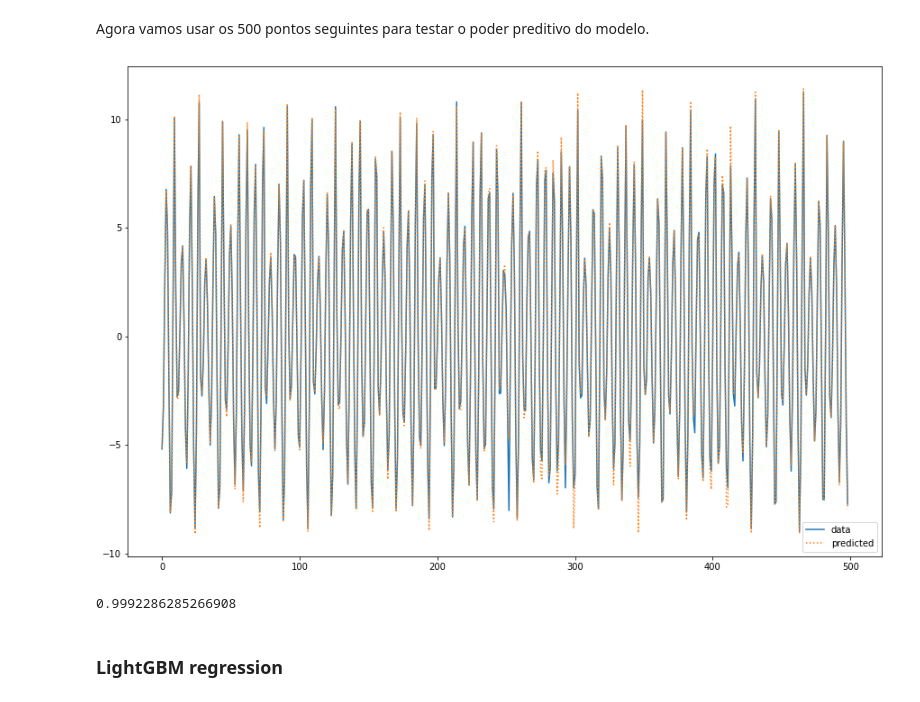
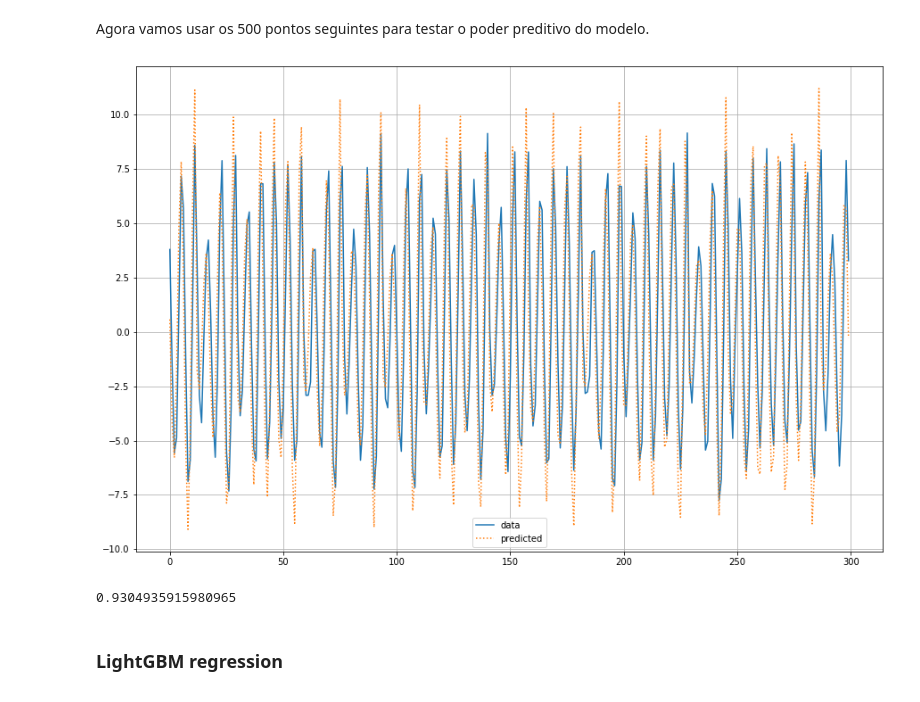
Before and after one commit to fccoelho/sistemas_dinamicos_aplicados, a Jupyter notebook: Sage/Nonlinear Timeseries Analysis.ipynb, the cells around one changed output. Cells and saved outputs as stored; diff of their text form; code cells hidden in the pictures.

Commit message:
Ajustei os modelos preditivos

```diff
--- a/Sage/Nonlinear Timeseries Analysis.ipynb
+++ b/Sage/Nonlinear Timeseries Analysis.ipynb
@@ -159,20 +159,21 @@ data
 ### Kernel regression
 Vamos usar a biblioteca statsmodels para ajustar a [regressão de kernel](https://www.statsmodels.org/devel/generated/statsmodels.nonparametric.kernel_regression.KernelReg.html#statsmodels.nonparametric.kernel_regression.KernelReg) nãp paramétrica. Para economizar tempo, vamos ajustar a regressão por Kernel utilizando apenas os primeiros 500 pontos. So we will use only the first 500 points to fit the regression model.
 # %%
-model = KernelReg(data.ts[:500], data[['lag1','lag2','lag3','lag4']][:500],var_type=['c','c','c','c'])
+model = KernelReg(data.ts[17:517], data[['lag1','lag2','lag3','lag4']][:500],var_type=['c','c','c','c'])
 # %% [markdown]
 Agora vamos usar os 500 pontos seguintes para testar o poder preditivo do modelo.
 # %%
-m,marg = model.fit(data_predict=data[['lag1','lag2','lag3','lag4']][501:1000])
+m,marg = model.fit(data_predict=data[['lag1','lag2','lag3','lag4']][517:817])
 plt.plot(m, label='data')
-plt.plot(range(499),data.ts[501:1000],':',label='predicted')
+plt.plot(range(300),data.ts[517:817],':',label='predicted')
+plt.grid()
 plt.legend();
 # %% [output]
-[figure, old version]
+[figure, new version]
 # %%
 model.r_squared()
 # %% [output]
-0.9992286285266908
+0.9304935915980965
 # %% [markdown]
 ### LightGBM regression
 # %%
```
Also changed, not shown: parts of 7 cells of this notebook.
